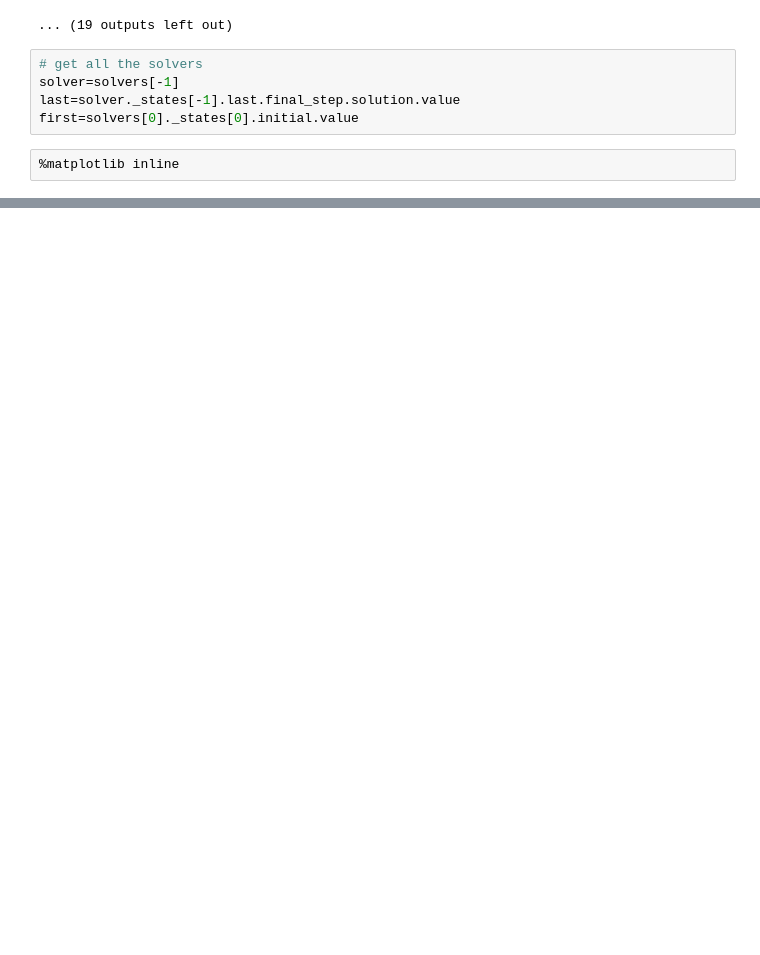
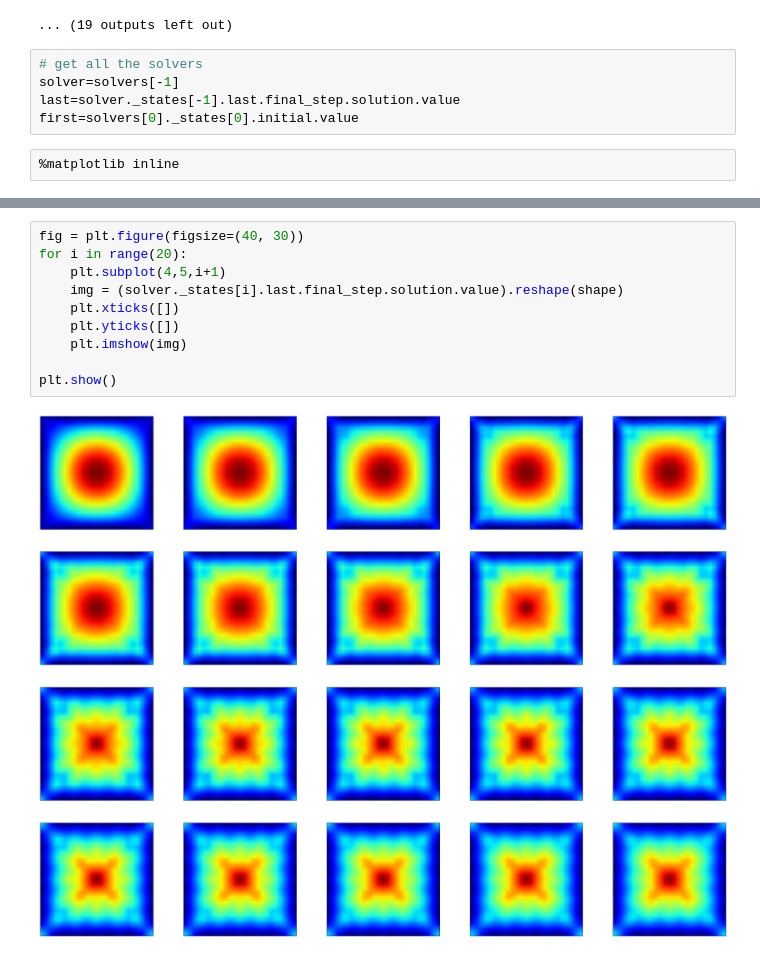
Before and after one commit to Parallel-in-Time/PyPinT, a Jupyter notebook: Aviles_Giga.ipynb, the cells around one changed output, grey strips where cells are left out. Cells and saved outputs as stored; diff of their text form; blank space fills up the shorter version.

```diff
--- a/Aviles_Giga.ipynb
+++ b/Aviles_Giga.ipynb
@@ -133,0 +134,12 @@ plt.show()
+# %%
+fig = plt.figure(figsize=(40, 30))
+for i in range(20):
+    plt.subplot(4,5,i+1)
+    img = (solver._states[i].last.final_step.solution.value).reshape(shape)
+    plt.xticks([])
+    plt.yticks([])
+    plt.imshow(img)
+
+plt.show()
+# %% [output]
+[figure, added]
```
Also changed, not shown: parts of 5 cells of this notebook, 2 other files.
